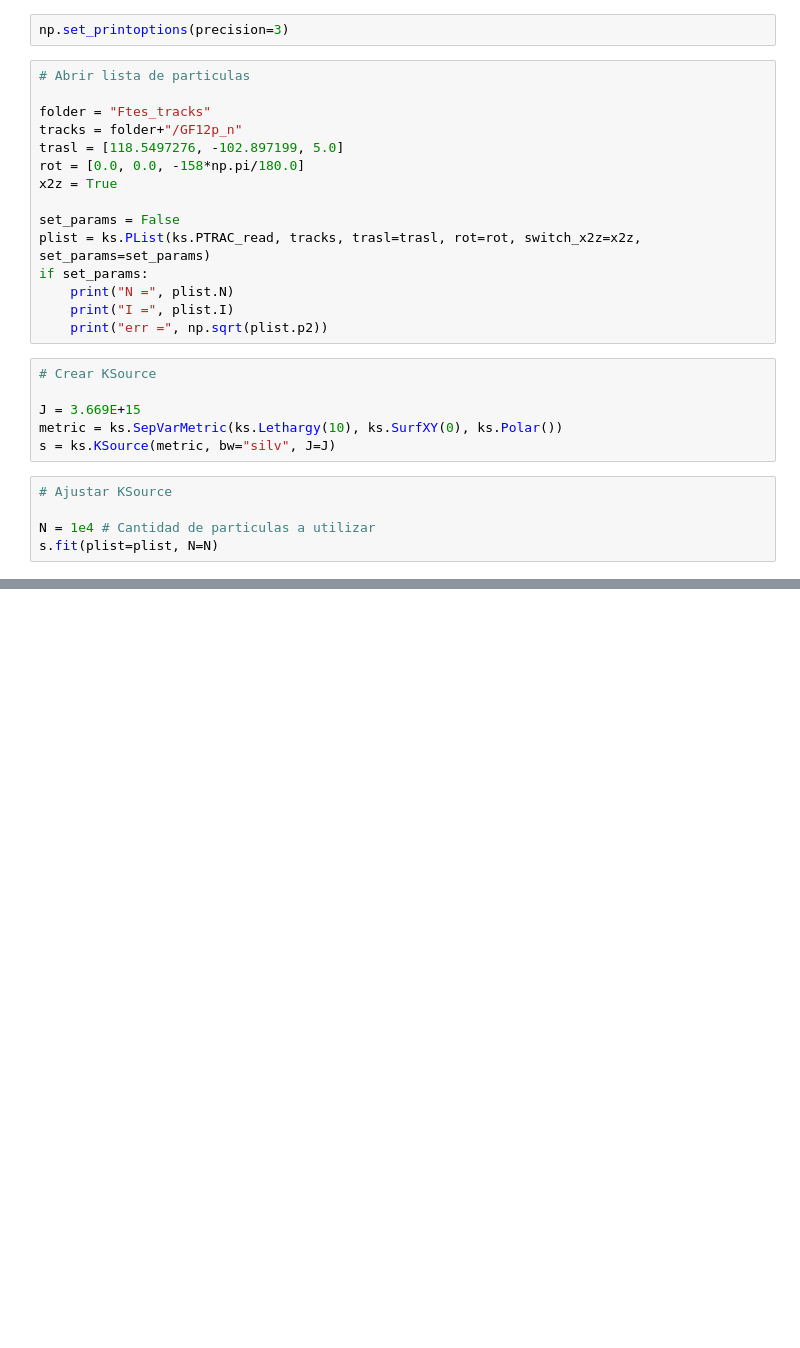
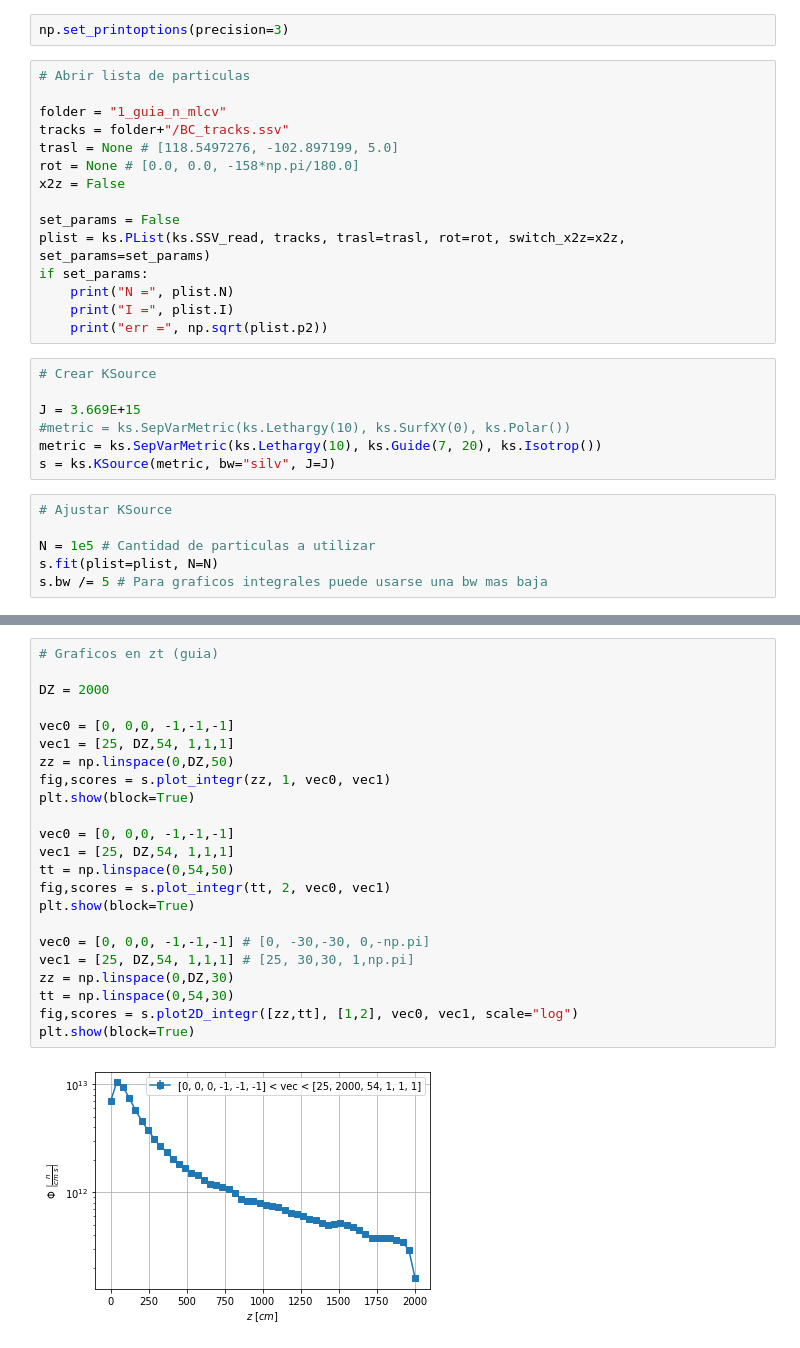
Before and after one commit to KDSource/KDSource, a Jupyter notebook: Auxiliares/plot.ipynb, the cells around one changed output, grey strips where cells are left out. Cells and saved outputs as stored; diff of their text form; blank space fills up the shorter version.

```diff
--- a/Auxiliares/plot.ipynb
+++ b/Auxiliares/plot.ipynb
@@ -11,14 +12,14 @@ np.set_printoptions(precision=3)
 # %%
 # Abrir lista de particulas
 
-folder = "Ftes_tracks"
-tracks = folder+"/GF12p_n"
-trasl = [118.5497276, -102.897199, 5.0]
-rot = [0.0, 0.0, -158*np.pi/180.0]
-x2z = True
+folder = "1_guia_n_mlcv"
+tracks = folder+"/BC_tracks.ssv"
+trasl = None # [118.5497276, -102.897199, 5.0]
+rot = None # [0.0, 0.0, -158*np.pi/180.0]
+x2z = False
 
 set_params = False
-plist = ks.PList(ks.PTRAC_read, tracks, trasl=trasl, rot=rot, switch_x2z=x2z, set_params=set_params)
+plist = ks.PList(ks.SSV_read, tracks, trasl=trasl, rot=rot, switch_x2z=x2z, set_params=set_params)
 if set_params:
     print("N =", plist.N)
     print("I =", plist.I)
@@ -27,11 +28,13 @@ if set_params:
 # Crear KSource
 
 J = 3.669E+15
-metric = ks.SepVarMetric(ks.Lethargy(10), ks.SurfXY(0), ks.Polar())
+#metric = ks.SepVarMetric(ks.Lethargy(10), ks.SurfXY(0), ks.Polar())
+metric = ks.SepVarMetric(ks.Lethargy(10), ks.Guide(7, 20), ks.Isotrop())
 s = ks.KSource(metric, bw="silv", J=J)
 # %%
 # Ajustar KSource
 
-N = 1e4 # Cantidad de particulas a utilizar
+N = 1e5 # Cantidad de particulas a utilizar
 s.fit(plist=plist, N=N)
+s.bw /= 5 # Para graficos integrales puede usarse una bw mas baja
 # %% [output]
@@ -60,0 +62,25 @@ plt.show()
+# %%
+# Graficos en zt (guia)
+
+DZ = 2000
+
+vec0 = [0, 0,0, -1,-1,-1]
+vec1 = [25, DZ,54, 1,1,1]
+zz = np.linspace(0,DZ,50)
+fig,scores = s.plot_integr(zz, 1, vec0, vec1)
+plt.show(block=True)
+
+vec0 = [0, 0,0, -1,-1,-1]
+vec1 = [25, DZ,54, 1,1,1]
+tt = np.linspace(0,54,50)
+fig,scores = s.plot_integr(tt, 2, vec0, vec1)
+plt.show(block=True)
+
+vec0 = [0, 0,0, -1,-1,-1] # [0, -30,-30, 0,-np.pi]
+vec1 = [25, DZ,54, 1,1,1] # [25, 30,30, 1,np.pi]
+zz = np.linspace(0,DZ,30)
+tt = np.linspace(0,54,30)
+fig,scores = s.plot2D_integr([zz,tt], [1,2], vec0, vec1, scale="log")
+plt.show(block=True)
+# %% [output]
+[figure, added]
```
Also changed, not shown: parts of 8 cells of this notebook, 6 other files.
